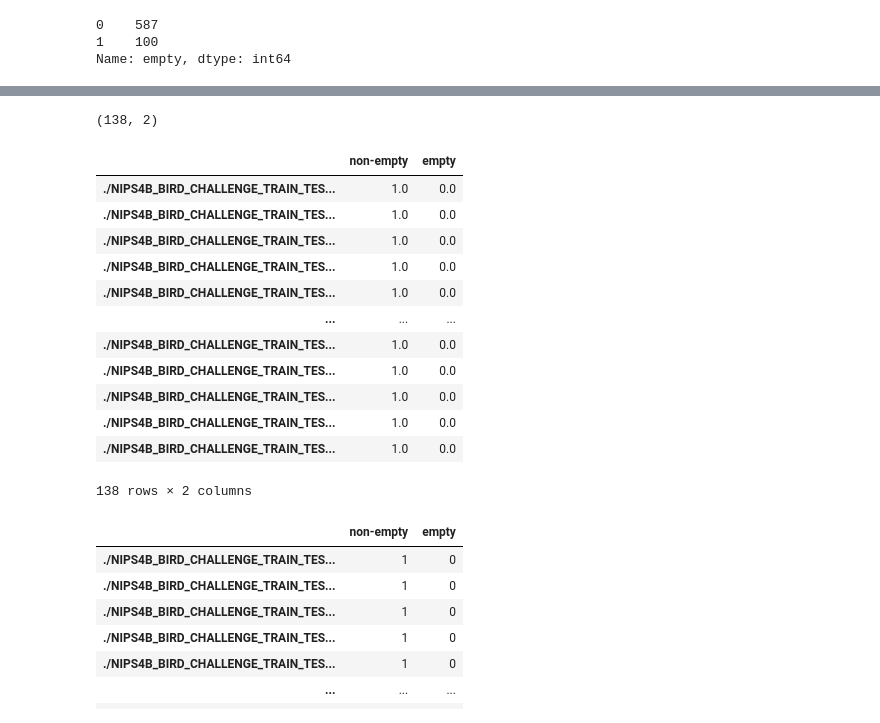
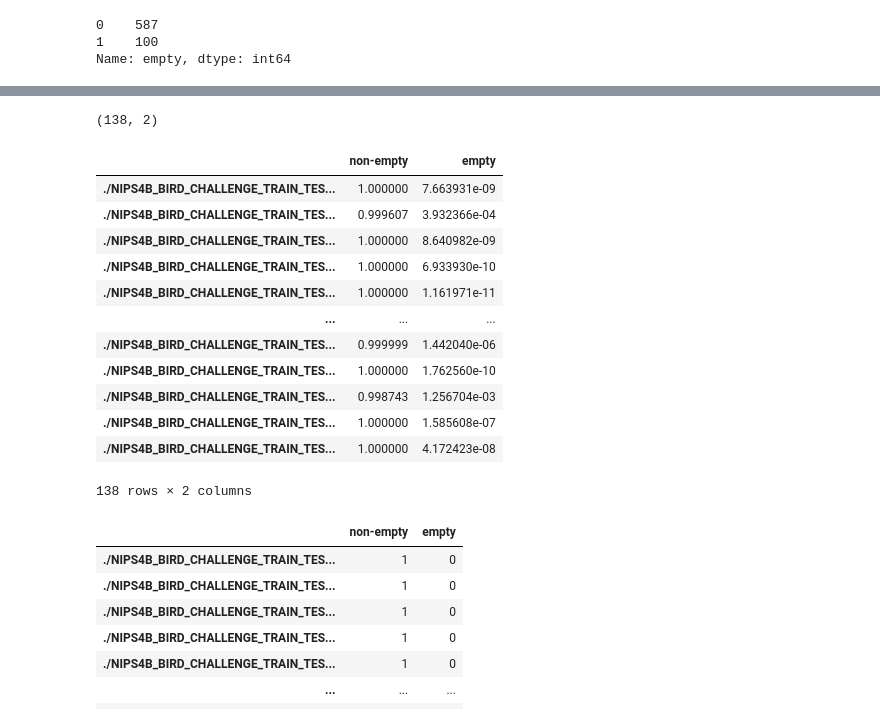
Before and after one commit to UCSD-E4E/passive-acoustic-biodiversity, a Jupyter notebook: OpenSoundScape/nips4B dataset.ipynb, the cells around one changed output, grey strips where cells are left out. Cells and saved outputs as stored; diff of their text form; code cells hidden in the pictures.

```diff
--- a/OpenSoundScape/nips4B dataset.ipynb
+++ b/OpenSoundScape/nips4B dataset.ipynb
@@ -115,22 +135,24 @@ prediction_dataset.augmentation_off()
 #use the validation samples as test samples for the sake of illustration
 prediction_dataset.df = test_df
 # %%
-valid_scores_df, valid_preds_df, valid_labels_df = model.predict(prediction_dataset, binary_preds='single_target')
-valid_preds_df
+valid_scores_df, valid_preds_df, valid_labels_df = model.predict(prediction_dataset,
+                                                                 binary_preds='single_target',
+                                                                 activation_layer='softmax')
+valid_scores_df
 # %% [output]
 (138, 2)
 |  | non-empty | empty |
-| ./NIPS4B_BIRD_CHALLENGE_TRAIN_TES... | 1.0 | 0.0 |
-| ./NIPS4B_BIRD_CHALLENGE_TRAIN_TES... | 1.0 | 0.0 |
-| ./NIPS4B_BIRD_CHALLENGE_TRAIN_TES... | 1.0 | 0.0 |
-| ./NIPS4B_BIRD_CHALLENGE_TRAIN_TES... | 1.0 | 0.0 |
-| ./NIPS4B_BIRD_CHALLENGE_TRAIN_TES... | 1.0 | 0.0 |
+| ./NIPS4B_BIRD_CHALLENGE_TRAIN_TES... | 1.000000 | 7.663931e-09 |
+| ./NIPS4B_BIRD_CHALLENGE_TRAIN_TES... | 0.999607 | 3.932366e-04 |
+| ./NIPS4B_BIRD_CHALLENGE_TRAIN_TES... | 1.000000 | 8.640982e-09 |
+| ./NIPS4B_BIRD_CHALLENGE_TRAIN_TES... | 1.000000 | 6.933930e-10 |
+| ./NIPS4B_BIRD_CHALLENGE_TRAIN_TES... | 1.000000 | 1.161971e-11 |
 | ... | ... | ... |
-| ./NIPS4B_BIRD_CHALLENGE_TRAIN_TES... | 1.0 | 0.0 |
-| ./NIPS4B_BIRD_CHALLENGE_TRAIN_TES... | 1.0 | 0.0 |
-| ./NIPS4B_BIRD_CHALLENGE_TRAIN_TES... | 1.0 | 0.0 |
-| ./NIPS4B_BIRD_CHALLENGE_TRAIN_TES... | 1.0 | 0.0 |
-| ./NIPS4B_BIRD_CHALLENGE_TRAIN_TES... | 1.0 | 0.0 |
+| ./NIPS4B_BIRD_CHALLENGE_TRAIN_TES... | 0.999999 | 1.442040e-06 |
+| ./NIPS4B_BIRD_CHALLENGE_TRAIN_TES... | 1.000000 | 1.762560e-10 |
+| ./NIPS4B_BIRD_CHALLENGE_TRAIN_TES... | 0.998743 | 1.256704e-03 |
+| ./NIPS4B_BIRD_CHALLENGE_TRAIN_TES... | 1.000000 | 1.585608e-07 |
+| ./NIPS4B_BIRD_CHALLENGE_TRAIN_TES... | 1.000000 | 4.172423e-08 |
 138 rows × 2 columns
 # %%
 valid_labels_df
```
Also changed, not shown: parts of 26 cells of this notebook.
